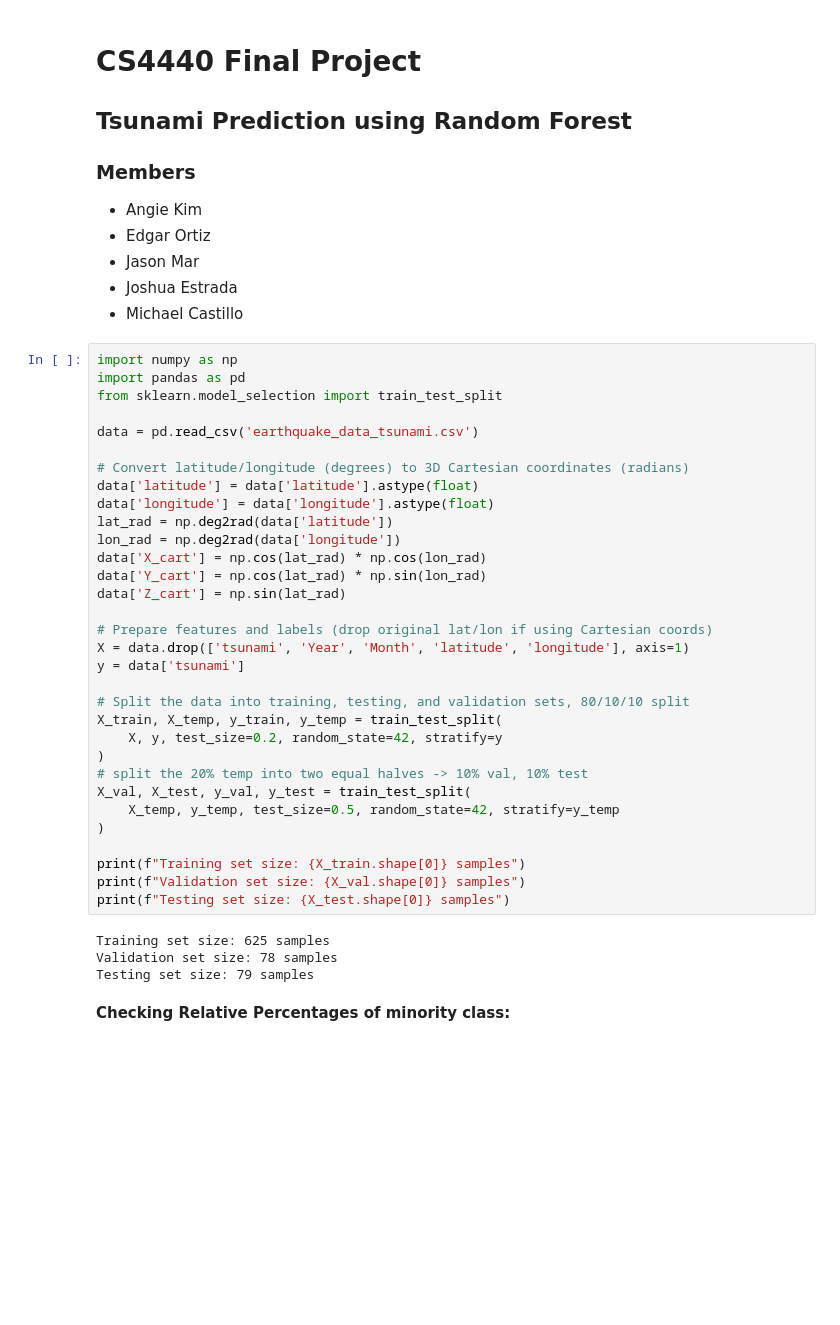
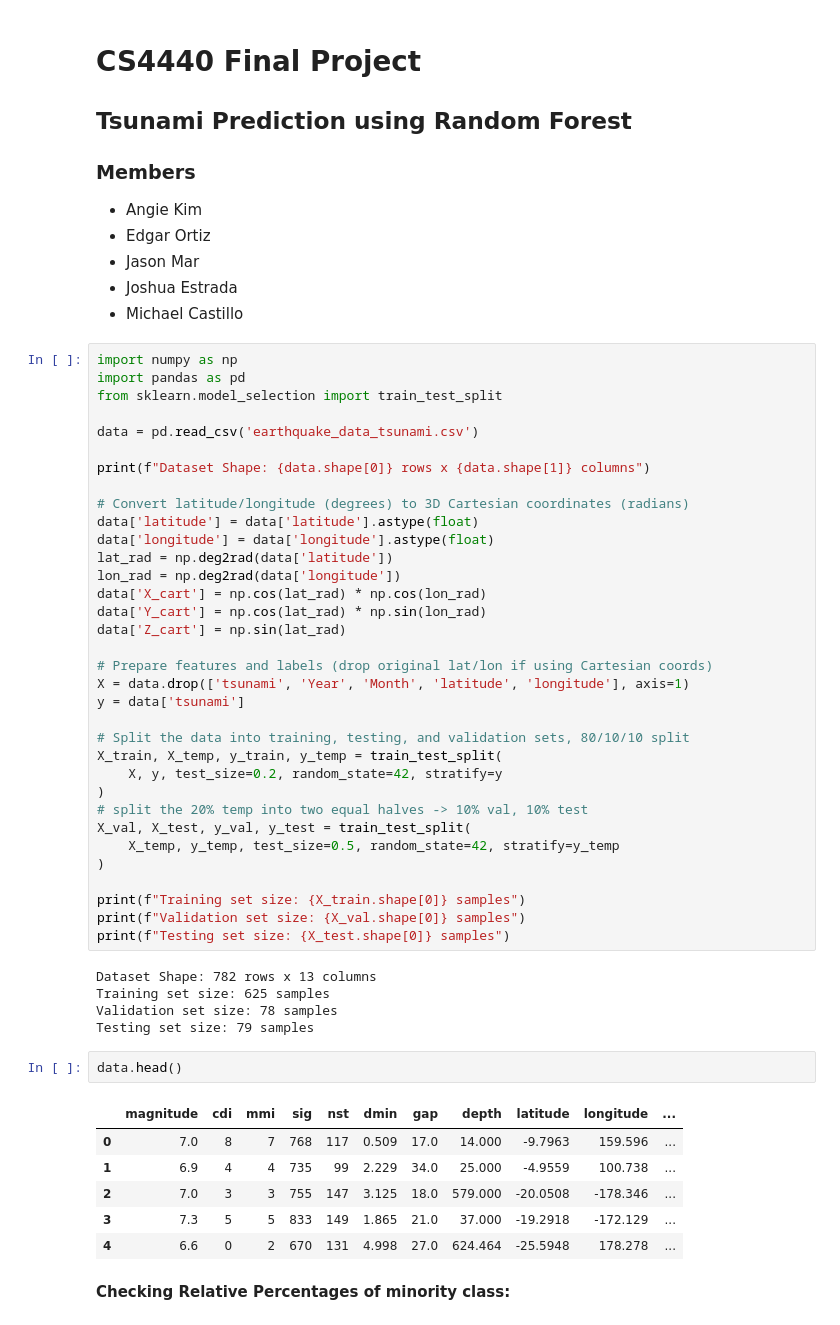
Before and after one commit to joestrada1022/DataMiningFinalProject-TsunamiPrediction, a Jupyter notebook: tsunami.ipynb, the cells around one changed output. Cells and saved outputs as stored; diff of their text form; blank space fills up the shorter version.

```diff
--- a/tsunami.ipynb
+++ b/tsunami.ipynb
@@ -14,6 +14,8 @@ import pandas as pd
 from sklearn.model_selection import train_test_split
 
 data = pd.read_csv('earthquake_data_tsunami.csv')
+
+print(f"Dataset Shape: {data.shape[0]} rows x {data.shape[1]} columns")
 
 # Convert latitude/longitude (degrees) to 3D Cartesian coordinates (radians)
 data['latitude'] = data['latitude'].astype(float)
@@ -41,9 +43,19 @@ print(f"Training set size: {X_train.shape[0]} samples")
 print(f"Validation set size: {X_val.shape[0]} samples")
 print(f"Testing set size: {X_test.shape[0]} samples")
 # %% [output]
+Dataset Shape: 782 rows x 13 columns
 Training set size: 625 samples
 Validation set size: 78 samples
 Testing set size: 79 samples
+# %%
+data.head()
+# %% [output]
+|  | magnitude | cdi | mmi | sig | nst | dmin | gap | depth | latitude | longitude | ... |
+| 0 | 7.0 | 8 | 7 | 768 | 117 | 0.509 | 17.0 | 14.000 | -9.7963 | 159.596 | ... |
+| 1 | 6.9 | 4 | 4 | 735 | 99 | 2.229 | 34.0 | 25.000 | -4.9559 | 100.738 | ... |
+| 2 | 7.0 | 3 | 3 | 755 | 147 | 3.125 | 18.0 | 579.000 | -20.0508 | -178.346 | ... |
+| 3 | 7.3 | 5 | 5 | 833 | 149 | 1.865 | 21.0 | 37.000 | -19.2918 | -172.129 | ... |
+| 4 | 6.6 | 0 | 2 | 670 | 131 | 4.998 | 27.0 | 624.464 | -25.5948 | 178.278 | ... |
 # %% [markdown]
 **Checking Relative Percentages of minority class:**
 # %%
```
Also changed, not shown: parts of 3 cells of this notebook.
